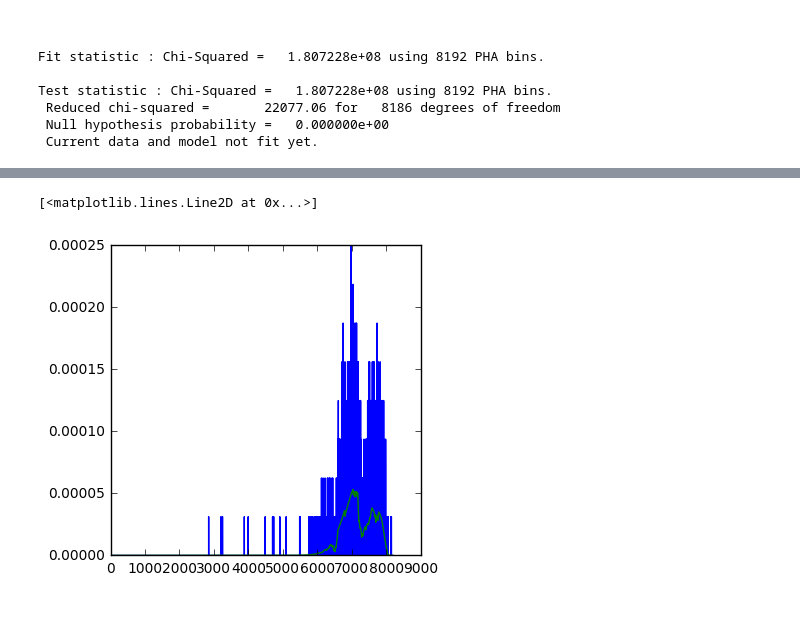
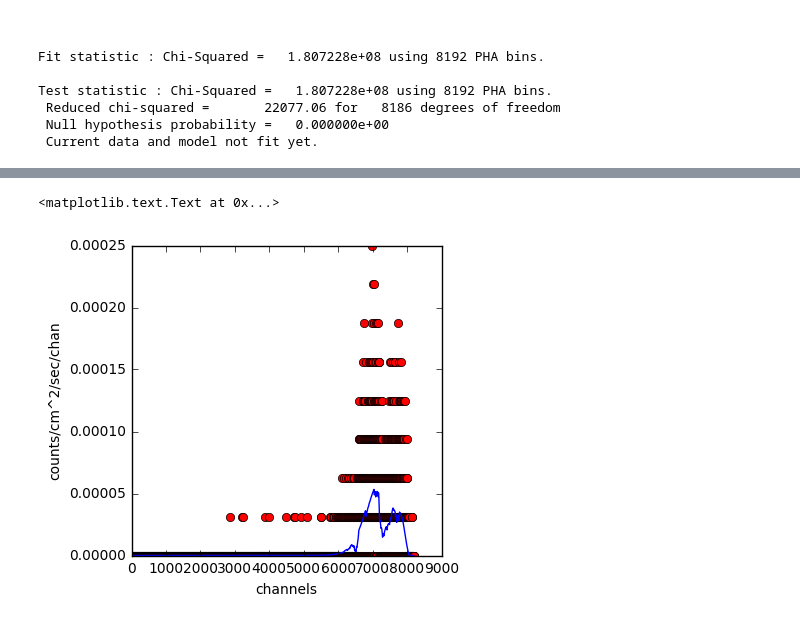
Before and after one commit to NASA-NAVO/aas_workshop_2018, a Jupyter notebook: heasarc/heasarc_Spectral_Access.ipynb, the cells around one changed output, grey strips where cells are left out. Cells and saved outputs as stored; diff of their text form; code cells hidden in the pictures.

```diff
--- a/heasarc/heasarc_Spectral_Access.ipynb
+++ b/heasarc/heasarc_Spectral_Access.ipynb
@@ -139,13 +132,14 @@ xspec.Xset.allowPrompting = False # keeps pyxspec from hanging, waiting for a re
 ##  The type II PHA files contain multiple spectra, and we tell Xspec to select with the
 ##  curly bracket notation and the number starting from 1 (not zero):
 with sys_pipes():
-    #pha = xspec.Spectrum("my_spectrum.fits{4}")
     pha = xspec.Spectrum("my_spectrum.fits{10}")
     ##  As mentioned above, this is retrieved off-line for now.
     #pha.response="tgcat/obs_19792_tgid_5277/heg_1.rmf.gz"
     #pha.response.arf="tgcat/obs_19792_tgid_5277/heg_1.arf.gz"
-    pha.response="tgcat/obs_19792_tgid_5277/meg_1.rmf.gz"
-    pha.response.arf="tgcat/obs_19792_tgid_5277/meg_1.arf.gz"
+    #pha.response="tgcat/obs_19792_tgid_5277/meg_1.rmf.gz"
+    #pha.response.arf="tgcat/obs_19792_tgid_5277/meg_1.arf.gz"
+    pha.response="my_rmf.fits.gz"
+    pha.response.arf="my_arf.fits.gz"
 # %% [output]
 1 spectrum  in use
 
@@ -210,14 +204,12 @@ Test statistic : Chi-Squared =         338.53 using 8192 PHA bins.
 # %%
 xspec.Plot.device = "/NULL" # suppress graphic output but fill Plot.x(),Plot.y()
 xspec.Plot("lda")
 
 plt.rcParams['figure.figsize'] = (4, 4)
-plt.plot(xspec.Plot.x(), xspec.Plot.y())
-plt.plot(xspec.Plot.x(), xspec.Plot.model())
 
-#plt.plot(pha.noticed, pha.values, 'ro', pha.noticed, m.folded(1))
-#plt.xlabel('channels')
-#plt.ylabel('counts/cm^2/sec/chan')
+plt.plot(pha.noticed, pha.values, 'ro', pha.noticed, m.folded(1))
+plt.xlabel('channels')
+plt.ylabel('counts/cm^2/sec/chan')
 # %% [output]
-[<matplotlib.lines.Line2D at 0x...>]
+<matplotlib.text.Text at 0x...>
-[figure, old version]
+[figure, new version]
```
Also changed, not shown: parts of 6 cells of this notebook, 1 other file.
